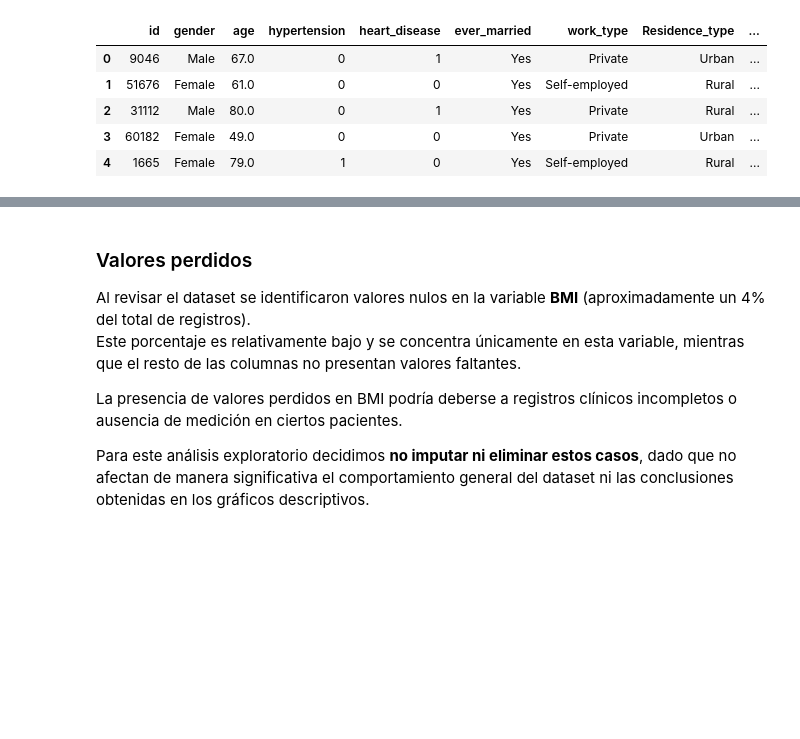
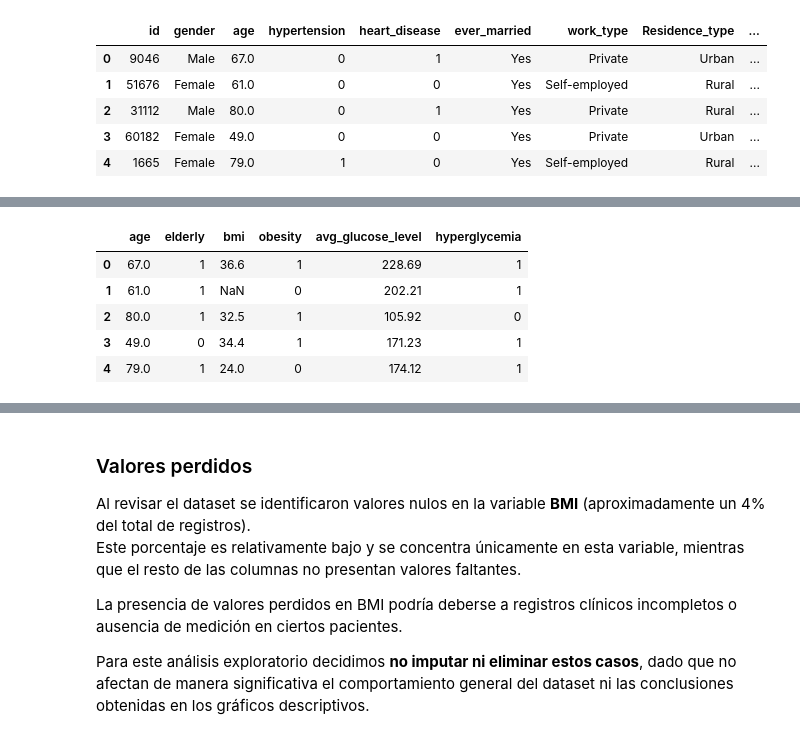
Before and after one commit to DaniPorticella/proyecto_stroke_coderhouse, a Jupyter notebook: ProyectoDSParteI_Porticella.ipynb, the cells around one changed output, grey strips where cells are left out. Drawn from its saved outputs; the diff is of its cells as text; code cells hidden in the pictures; blank space fills up the shorter version.

```diff
--- a/ProyectoDSParteI_Porticella.ipynb
+++ b/ProyectoDSParteI_Porticella.ipynb
@@ -67,0 +70,22 @@ dtype: int64
+# %%
+# al dataset original le faltan 3 columnas para cumplir la consigna
+# solucion: Feature Engineering: creación de nuevas columnas derivadas
+
+# 1. Variable binaria de obesidad (IMC ≥ 30)
+df["obesity"] = (df["bmi"] >= 30).astype(int)
+
+# 2. Variable binaria de hiperglucemia (glucemia promedio > 125)
+df["hyperglycemia"] = (df["avg_glucose_level"] > 125).astype(int)
+
+# 3. Variable binaria de adulto mayor (edad ≥ 60 años)
+df["elderly"] = (df["age"] >= 60).astype(int)
+
+# Verificación: mostramos las nuevas columnas junto con las originales
+df[["age", "elderly", "bmi", "obesity", "avg_glucose_level", "hyperglycemia"]].head()
+# %% [output]
+|  | age | elderly | bmi | obesity | avg_glucose_level | hyperglycemia |
+| 0 | 67.0 | 1 | 36.6 | 1 | 228.69 | 1 |
+| 1 | 61.0 | 1 | NaN | 0 | 202.21 | 1 |
+| 2 | 80.0 | 1 | 32.5 | 1 | 105.92 | 0 |
+| 3 | 49.0 | 0 | 34.4 | 1 | 171.23 | 1 |
+| 4 | 79.0 | 1 | 24.0 | 0 | 174.12 | 1 |
```
Also changed, not shown: parts of 13 cells of this notebook.
